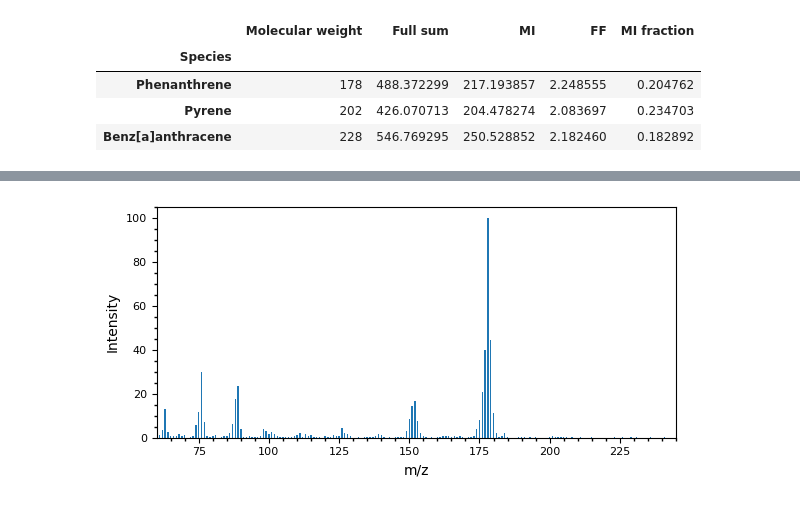
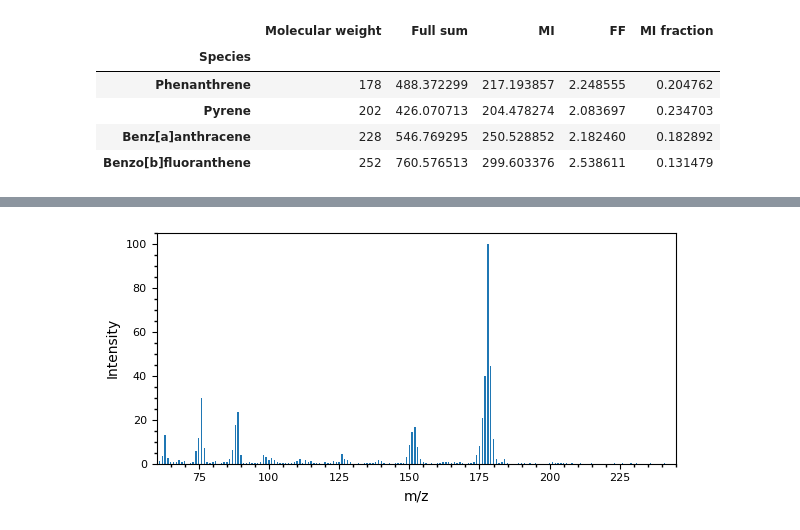
Before and after one commit to Normann25/NFA_project, a Jupyter notebook: cal.ipynb, the cells around one changed output, grey strips where cells are left out. Drawn from its saved outputs; the diff is of its cells as text; code cells hidden in the pictures.

```diff
--- a/cal.ipynb
+++ b/cal.ipynb
@@ -12,18 +12,20 @@ from cal import *
 # %%
 parent_path = '../../../' # How many folders do you have to go back before you are out of the P: drive?
 path = 'L:/PG-Nanoteknologi/PROJEKTER/EPA-asfaltprojekt/On-line PAH Projekt KU/ACSM/Calibration/'
 
 MS = read_data(path, parent_path)
-# display(MS)
+FF_NIST = pd.read_csv('FF_NIST.csv', index_col = 0)
 
-MWs = [178, 202, 228]
-PAH = ['Phenanthrene', 'Pyrene', 'Benz[a]anthracene']
+MWs = [178, 202, 228, 252]
+PAH = ['Phenanthrene', 'Pyrene', 'Benz[a]anthracene', 'Benzo[b]fluoranthene']
 
 sums = Fracmentation_factor(PAH, MS, MWs)
 display(sums)
+display(FF_NIST)
 # %% [output]
 |  | Molecular weight | Full sum | MI | FF | MI fraction |
 | Species |  |  |  |  |  |
 | Phenanthrene | 178 | 488.372299 | 217.193857 | 2.248555 | 0.204762 |
 | Pyrene | 202 | 426.070713 | 204.478274 | 2.083697 | 0.234703 |
 | Benz[a]anthracene | 228 | 546.769295 | 250.528852 | 2.182460 | 0.182892 |
+| Benzo[b]fluoranthene | 252 | 760.576513 | 299.603376 | 2.538611 | 0.131479 |
```
Also changed, not shown: parts of 5 cells of this notebook, 5 other files.
